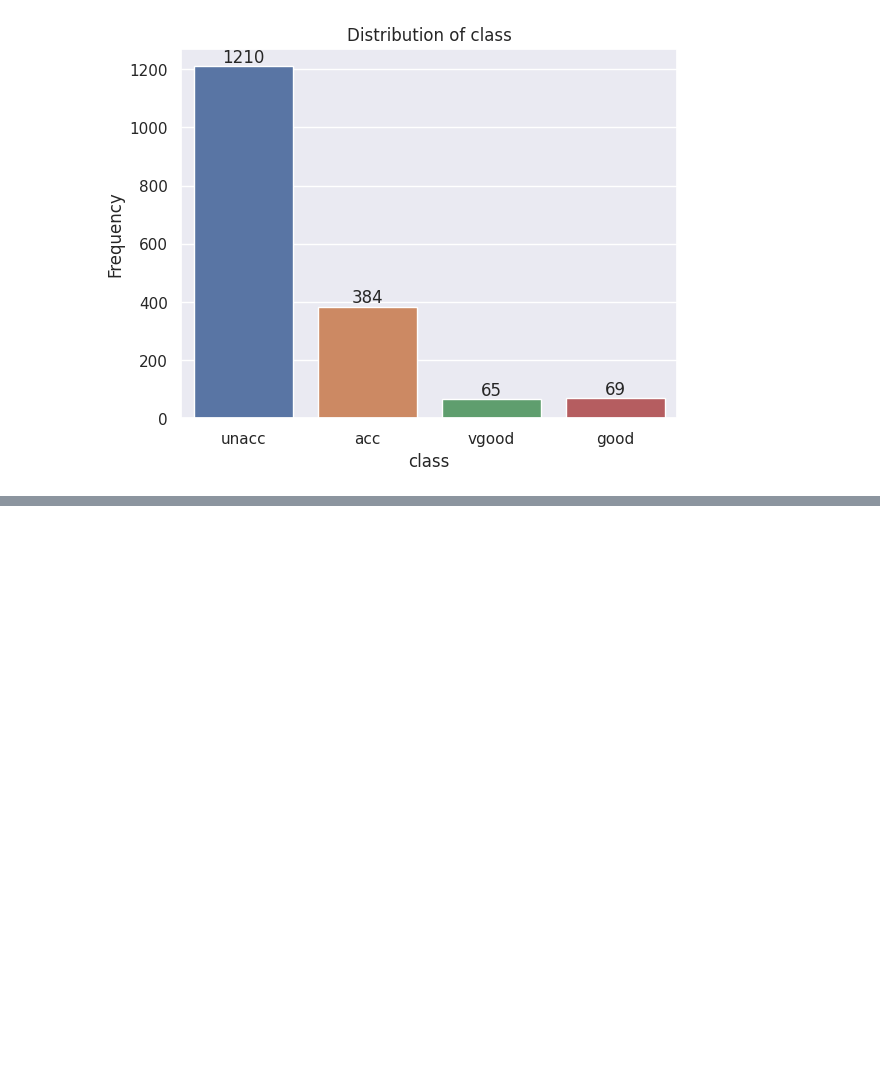
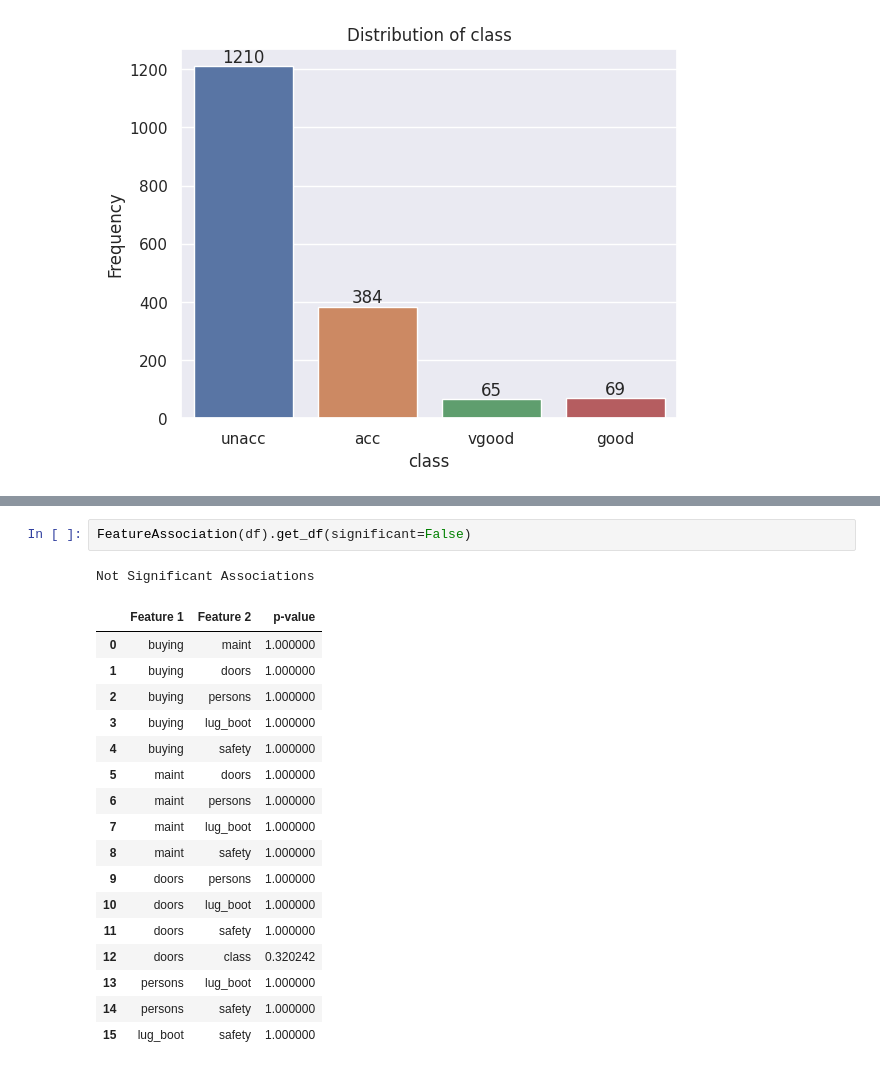
Before and after one commit to AyeshaAmjad-Astera/ML1-XAI, a Jupyter notebook: Project/notebooks/exploratory_analysis.ipynb, the cells around one changed output, grey strips where cells are left out. Cells and saved outputs as stored; diff of their text form; blank space fills up the shorter version.

```diff
--- a/Project/notebooks/exploratory_analysis.ipynb
+++ b/Project/notebooks/exploratory_analysis.ipynb
@@ -83,0 +114,21 @@ visualization.plot_count(df, col='class')
+# %%
+FeatureAssociation(df).get_df(significant=False)
+# %% [output]
+Not Significant Associations
+|  | Feature 1 | Feature 2 | p-value |
+| 0 | buying | maint | 1.000000 |
+| 1 | buying | doors | 1.000000 |
+| 2 | buying | persons | 1.000000 |
+| 3 | buying | lug_boot | 1.000000 |
+| 4 | buying | safety | 1.000000 |
+| 5 | maint | doors | 1.000000 |
+| 6 | maint | persons | 1.000000 |
+| 7 | maint | lug_boot | 1.000000 |
+| 8 | maint | safety | 1.000000 |
+| 9 | doors | persons | 1.000000 |
+| 10 | doors | lug_boot | 1.000000 |
+| 11 | doors | safety | 1.000000 |
+| 12 | doors | class | 0.320242 |
+| 13 | persons | lug_boot | 1.000000 |
+| 14 | persons | safety | 1.000000 |
+| 15 | lug_boot | safety | 1.000000 |
```
Also changed, not shown: parts of 8 cells of this notebook, 5 other files.
